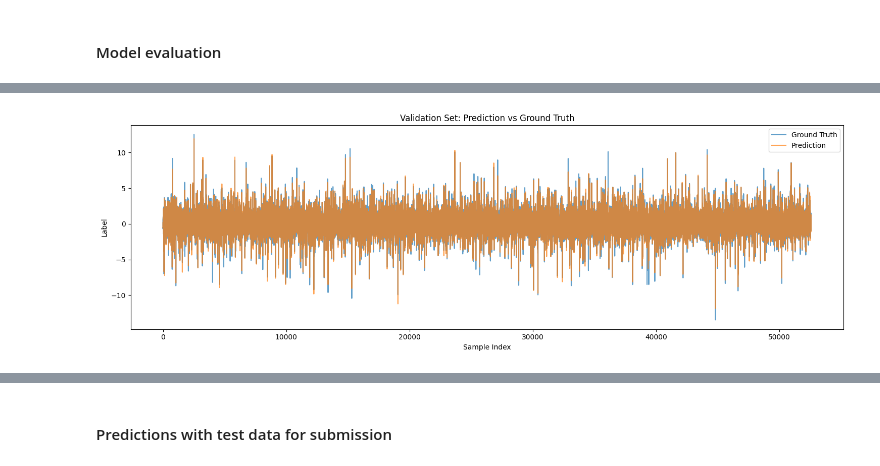
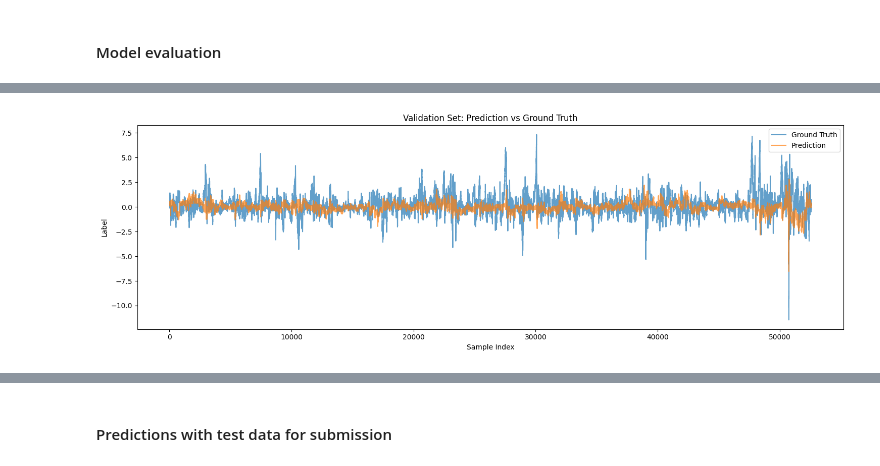
Before and after one commit to Kag-Jane/DRW, a Jupyter notebook: autogluon.ipynb, the cells around one changed output, grey strips where cells are left out. Cells and saved outputs as stored; diff of their text form; code cells hidden in the pictures.

```diff
--- a/autogluon.ipynb
+++ b/autogluon.ipynb
@@ -39,9 +74,13 @@ training_split = int(len(training_data) * 0.9)
 # %%
 #train_feature_list = training_data.columns[:-2]  # Exclude 'label' and 'timestamp'
 
-train_feature_list = [
-    "X863", "X856", "X344", "X598", "X862", "X385", "X852", "X603", "X860", "X674",
-    "X415", "X345", "X137", "X855", "X174", "X302", "X178", "X532", "X168", "X612",
-    "bid_qty", "ask_qty", "buy_qty", "sell_qty", "volume"
-]
+# train_feature_list = [
+#     "X344", "X598", "X862", "X385", "X852", "X603", "X860", "X674",
+#     "X415", "X345", "X137", "X855", "X174", "X302", "X178", "X532", "X168", "X612",
+#     "bid_qty", "ask_qty", "buy_qty", "sell_qty", "volume"
+# ]
+
+train_feature_list = ["X40", "X137", "X168", "X169", "X173", "X174", "X178", "X179", "X197", "X198",
+                      "X302", "X333", "X345", "X385", "X415", "X421", "X598", "X603", "X612", "X674",
+                       "buy_qty", "sell_qty", "volume"]
 # %%
@@ -59,6 +97,6 @@ selected_data.head()
 # %%
 # Hyperparameters for the TabularPredictor
-time_limit = 10 * 60  # train various models for ~2 min
+time_limit = 30 * 60  # train various models for ~30 min
 num_trials = 5  # try at most 5 different hyperparameter configurations for each type of model
 search_strategy = 'auto'  # to tune hyperparameters using random search routine with a local scheduler
 
@@ -69,10 +107,20 @@ search_strategy = 'auto'  # to tune hyperparameters using random search routine
 #     'searcher': search_strategy,
 # }
 # %%
+# predictor = TabularPredictor(label="label").fit(
+#     training_data[train_feature_list+ ["label"]][:training_split],
+#     time_limit=time_limit,
+#     num_bag_folds=5, num_bag_sets=1, num_stack_levels=1,
+#     # hyperparameters=hyperparameters,
+#     # hyperparameter_tune_kwargs=hyperparameter_tune_kwargs,
+# )
+
 predictor = TabularPredictor(label="label").fit(
-    training_data[train_feature_list+ ["label"]][:training_split],
+    training_data_with_inter_features[train_feature_list+ ["label"] + feature_pool],
     time_limit=time_limit,
+    auto_stack=True,
     num_bag_folds=5, num_bag_sets=1, num_stack_levels=1,
+    #presets='best_quality',
     # hyperparameters=hyperparameters,
     # hyperparameter_tune_kwargs=hyperparameter_tune_kwargs,
 )
@@ -185,6 +252,8 @@ predictor.leaderboard(training_data[train_feature_list+ ["label"]][training_spli
 # %%
 # load saved model to make predictions
 #predictor = TabularPredictor.load('AutoGluonModels/ag-20250615_101641/models')
-y_pred = predictor.predict(training_data[train_feature_list][training_split:])
+# y_pred = predictor.predict(training_data[train_feature_list][training_split:])
+y_pred = predictor.predict(validation_data_with_inter_features[train_feature_list+feature_pool])
+
 y_pred
 # %% [output]
@@ -204,20 +272,22 @@ Name: label, Length: 52589, dtype: float32
 # %%
 import matplotlib.pyplot as plt
 
 # Get ground truth labels for the validation set
-y_true = training_data["label"][training_split:].to_numpy().flatten()
+# y_true = training_data["label"][training_split:].to_numpy().flatten()
+
+y_true = validation_data_with_inter_features["label"].to_numpy().flatten()
 
 plt.figure(figsize=(15, 5))
 plt.plot(y_true, label='Ground Truth', alpha=0.7)
 plt.plot(y_pred.values, label='Prediction', alpha=0.7)
 plt.title('Validation Set: Prediction vs Ground Truth')
 plt.xlabel('Sample Index')
 plt.ylabel('Label')
 plt.legend()
 plt.tight_layout()
 plt.show()
 # %% [output]
-[figure, old version]
+[figure, new version]
 # %%
 from scipy.stats import pearsonr
 
```
Also changed, not shown: parts of 15 cells of this notebook, 6 other files.
